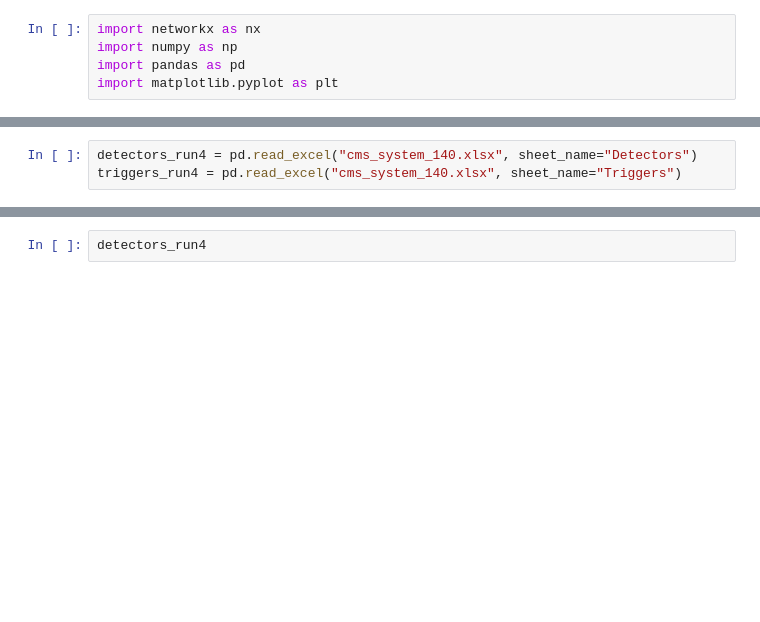
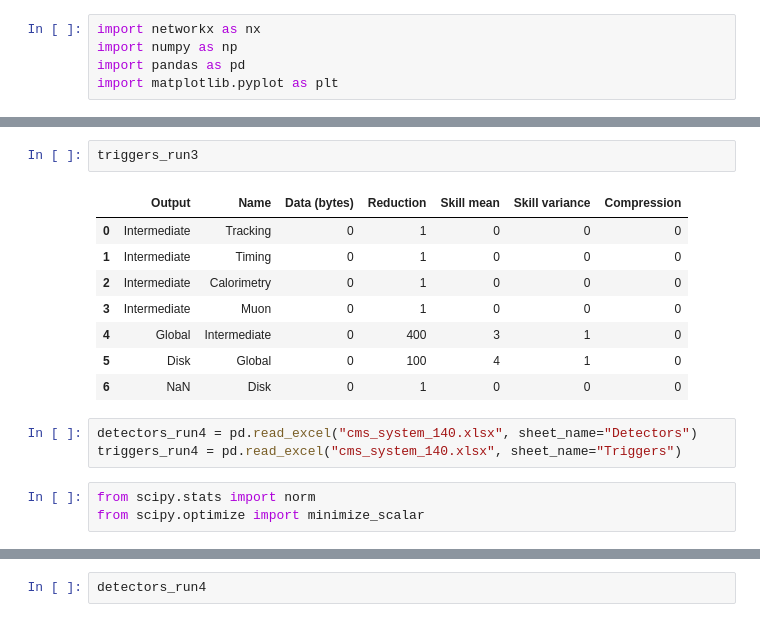
Before and after one commit to wilkieolin/system_flow, a Jupyter notebook: dev.ipynb, the cells around one changed output, grey strips where cells are left out. Saved outputs shown, nothing was run; the diff lists cells and outputs as text; blank space fills up the shorter version.

```diff
--- a/dev.ipynb
+++ b/dev.ipynb
@@ -6,3 +29,17 @@ import matplotlib.pyplot as plt
+# %%
+triggers_run3
+# %% [output]
+|  | Output | Name | Data (bytes) | Reduction | Skill mean | Skill variance | Compression |
+| 0 | Intermediate | Tracking | 0 | 1 | 0 | 0 | 0 |
+| 1 | Intermediate | Timing | 0 | 1 | 0 | 0 | 0 |
+| 2 | Intermediate | Calorimetry | 0 | 1 | 0 | 0 | 0 |
+| 3 | Intermediate | Muon | 0 | 1 | 0 | 0 | 0 |
+| 4 | Global | Intermediate | 0 | 400 | 3 | 1 | 0 |
+| 5 | Disk | Global | 0 | 100 | 4 | 1 | 0 |
+| 6 | NaN | Disk | 0 | 1 | 0 | 0 | 0 |
 # %%
 detectors_run4 = pd.read_excel("cms_system_140.xlsx", sheet_name="Detectors")
 triggers_run4 = pd.read_excel("cms_system_140.xlsx", sheet_name="Triggers")
+# %%
+from scipy.stats import norm
+from scipy.optimize import minimize_scalar
```
Also changed, not shown: parts of 10 cells of this notebook, 2 other files.
